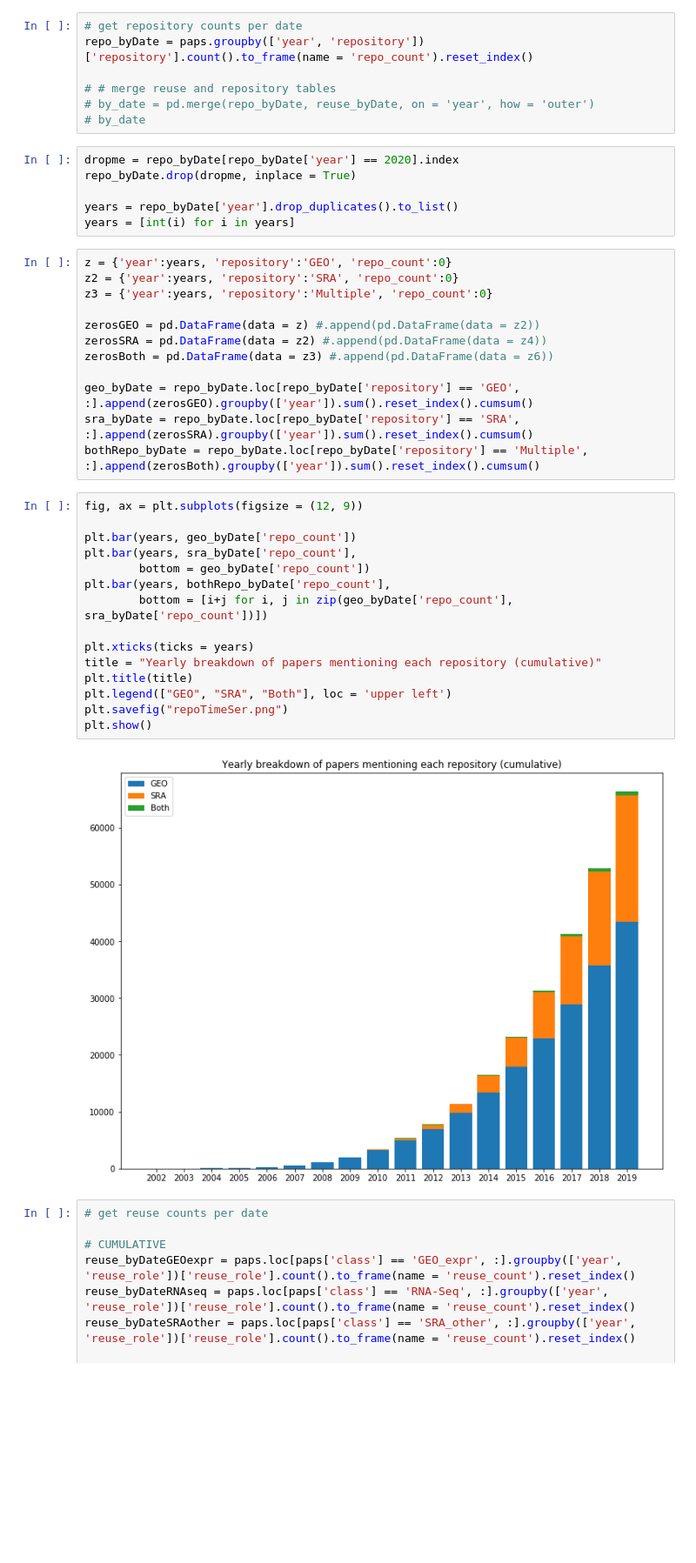
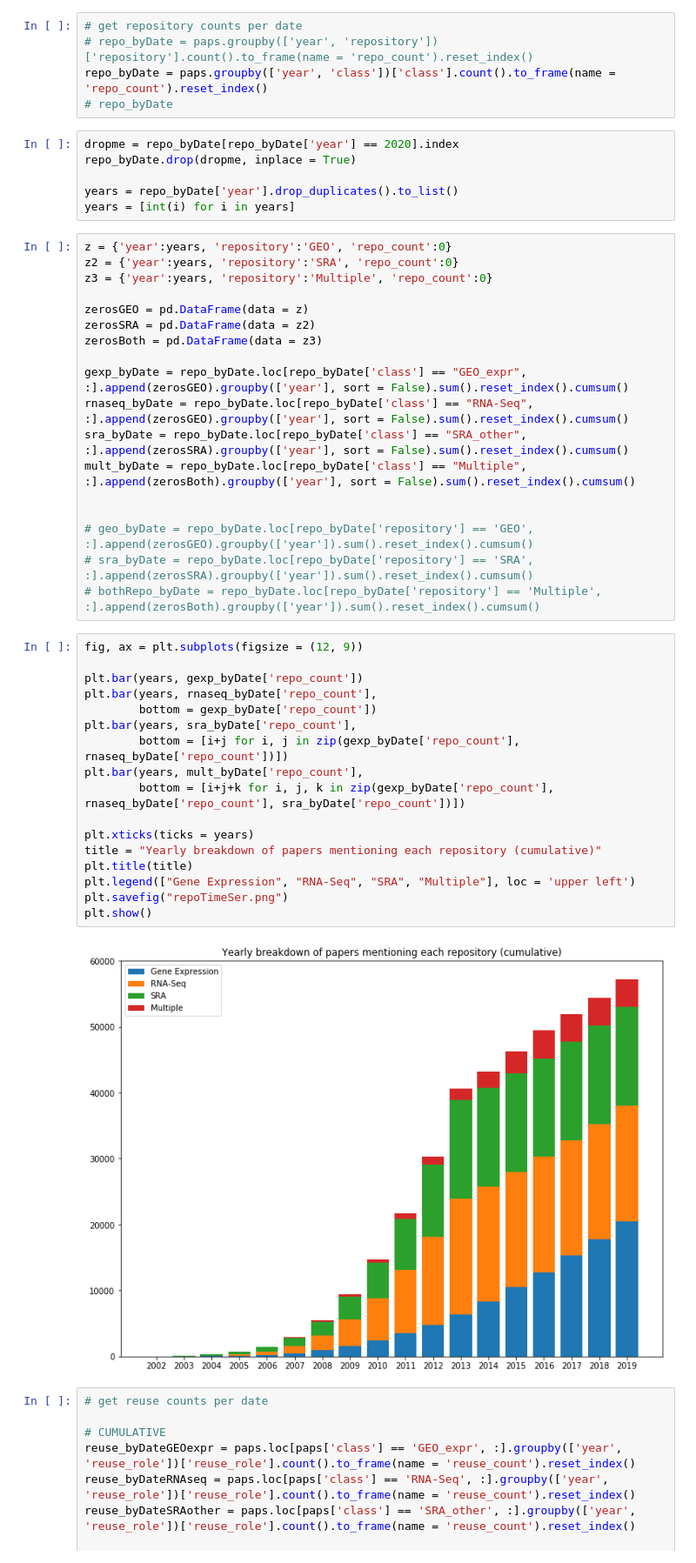
Before and after one commit to smangul1/data_reusability, a Jupyter notebook: jupyter_notebooks/visualize_data.ipynb, the cells around one changed output. Shown: that part at 87% size. Cells and saved outputs as stored; diff of their text form; blank space fills up the shorter version.

```diff
--- a/jupyter_notebooks/visualize_data.ipynb
+++ b/jupyter_notebooks/visualize_data.ipynb
@@ -154,11 +109,9 @@ paps['year'] = paps['pmc_date'].dt.year
 # paps
 # %%
 # get repository counts per date
-repo_byDate = paps.groupby(['year', 'repository'])['repository'].count().to_frame(name = 'repo_count').reset_index()
-
-# # merge reuse and repository tables
-# by_date = pd.merge(repo_byDate, reuse_byDate, on = 'year', how = 'outer')
-# by_date
+# repo_byDate = paps.groupby(['year', 'repository'])['repository'].count().to_frame(name = 'repo_count').reset_index()
+repo_byDate = paps.groupby(['year', 'class'])['class'].count().to_frame(name = 'repo_count').reset_index()
+# repo_byDate
 # %%
 dropme = repo_byDate[repo_byDate['year'] == 2020].index
 repo_byDate.drop(dropme, inplace = True)
@@ -170,30 +123,38 @@ z = {'year':years, 'repository':'GEO', 'repo_count':0}
 z2 = {'year':years, 'repository':'SRA', 'repo_count':0}
 z3 = {'year':years, 'repository':'Multiple', 'repo_count':0}
 
-zerosGEO = pd.DataFrame(data = z) #.append(pd.DataFrame(data = z2))
-zerosSRA = pd.DataFrame(data = z2) #.append(pd.DataFrame(data = z4))
-zerosBoth = pd.DataFrame(data = z3) #.append(pd.DataFrame(data = z6))
+zerosGEO = pd.DataFrame(data = z)
+zerosSRA = pd.DataFrame(data = z2)
+zerosBoth = pd.DataFrame(data = z3)
 
-geo_byDate = repo_byDate.loc[repo_byDate['repository'] == 'GEO', :].append(zerosGEO).groupby(['year']).sum().reset_index().cumsum()
-sra_byDate = repo_byDate.loc[repo_byDate['repository'] == 'SRA', :].append(zerosSRA).groupby(['year']).sum().reset_index().cumsum()
-bothRepo_byDate = repo_byDate.loc[repo_byDate['repository'] == 'Multiple', :].append(zerosBoth).groupby(['year']).sum().reset_index().cumsum()
+gexp_byDate = repo_byDate.loc[repo_byDate['class'] == "GEO_expr", :].append(zerosGEO).groupby(['year'], sort = False).sum().reset_index().cumsum()
+rnaseq_byDate = repo_byDate.loc[repo_byDate['class'] == "RNA-Seq", :].append(zerosGEO).groupby(['year'], sort = False).sum().reset_index().cumsum()
+sra_byDate = repo_byDate.loc[repo_byDate['class'] == "SRA_other", :].append(zerosSRA).groupby(['year'], sort = False).sum().reset_index().cumsum()
+mult_byDate = repo_byDate.loc[repo_byDate['class'] == "Multiple", :].append(zerosBoth).groupby(['year'], sort = False).sum().reset_index().cumsum()
+
+
+# geo_byDate = repo_byDate.loc[repo_byDate['repository'] == 'GEO', :].append(zerosGEO).groupby(['year']).sum().reset_index().cumsum()
+# sra_byDate = repo_byDate.loc[repo_byDate['repository'] == 'SRA', :].append(zerosSRA).groupby(['year']).sum().reset_index().cumsum()
+# bothRepo_byDate = repo_byDate.loc[repo_byDate['repository'] == 'Multiple', :].append(zerosBoth).groupby(['year']).sum().reset_index().cumsum()
 # %%
 fig, ax = plt.subplots(figsize = (12, 9))
 
-plt.bar(years, geo_byDate['repo_count'])
+plt.bar(years, gexp_byDate['repo_count'])
+plt.bar(years, rnaseq_byDate['repo_count'],
+        bottom = gexp_byDate['repo_count'])
 plt.bar(years, sra_byDate['repo_count'],
-        bottom = geo_byDate['repo_count'])
-plt.bar(years, bothRepo_byDate['repo_count'],
-        bottom = [i+j for i, j in zip(geo_byDate['repo_count'], sra_byDate['repo_count'])])
+        bottom = [i+j for i, j in zip(gexp_byDate['repo_count'], rnaseq_byDate['repo_count'])])
+plt.bar(years, mult_byDate['repo_count'],
+        bottom = [i+j+k for i, j, k in zip(gexp_byDate['repo_count'], rnaseq_byDate['repo_count'], sra_byDate['repo_count'])])
 
 plt.xticks(ticks = years)
 title = "Yearly breakdown of papers mentioning each repository (cumulative)"
 plt.title(title)
-plt.legend(["GEO", "SRA", "Both"], loc = 'upper left')
+plt.legend(["Gene Expression", "RNA-Seq", "SRA", "Multiple"], loc = 'upper left')
 plt.savefig("repoTimeSer.png")
 plt.show()
 # %% [output]
-[figure, old version]
+[figure, new version]
 # %%
 # get reuse counts per date
 
```
Also changed, not shown: parts of 14 cells of this notebook, 19 other files.
